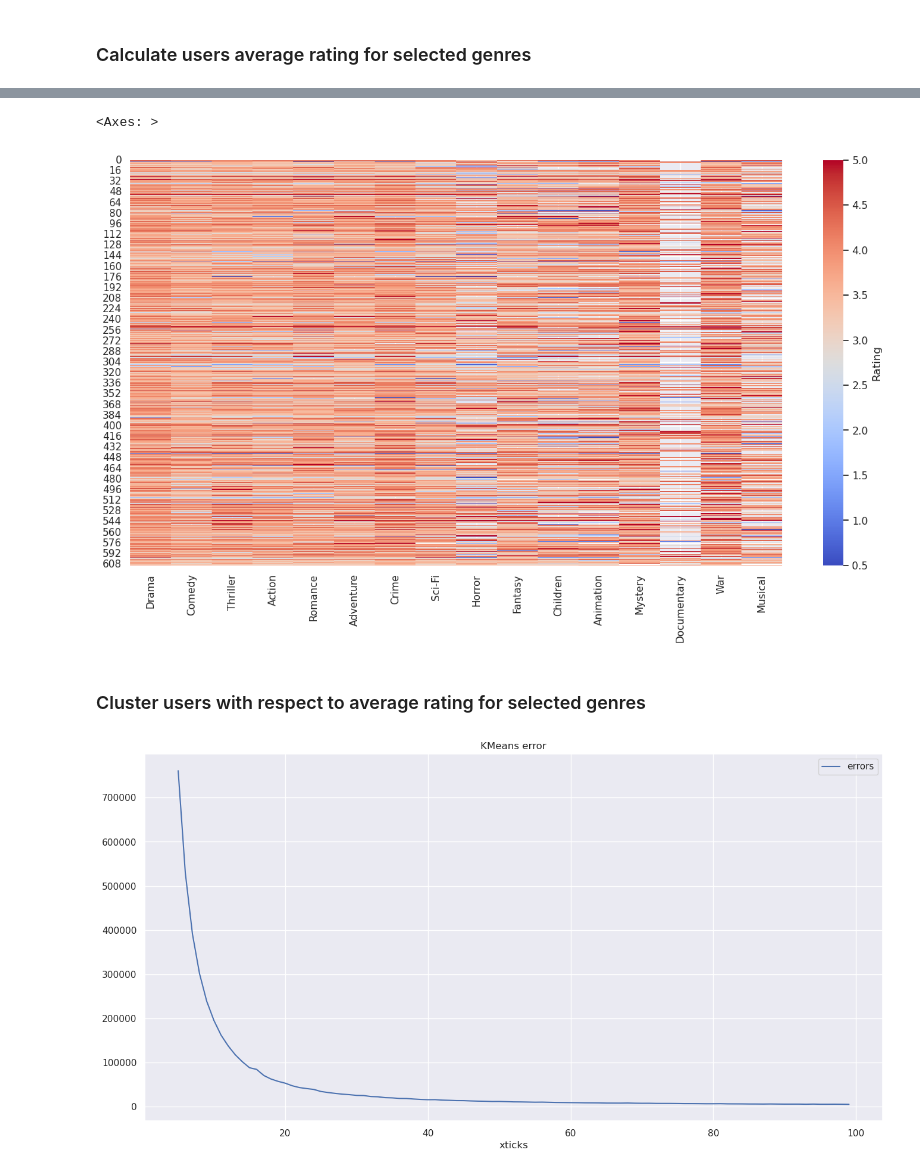
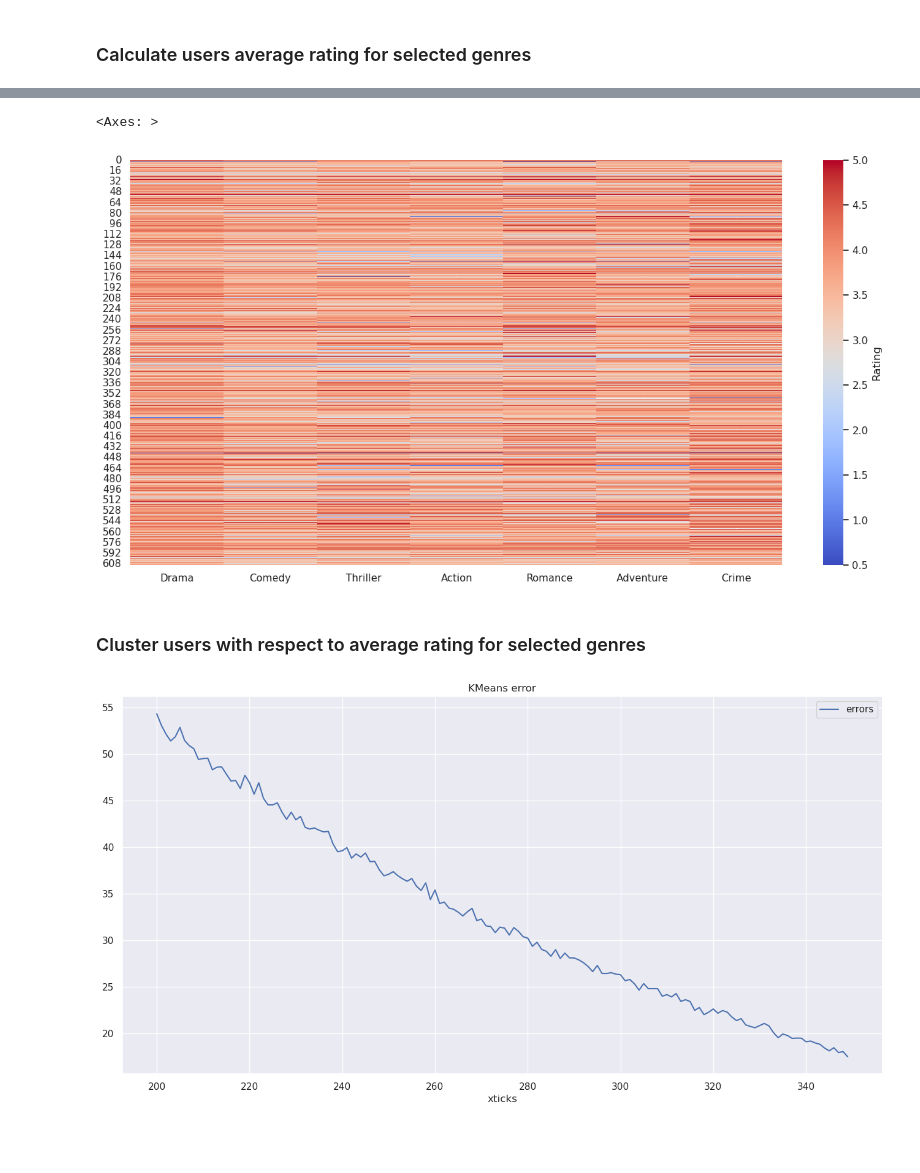
Before and after one commit to Marcin59/Movie_Recommendation_System, a Jupyter notebook: users_clustering.ipynb, the cells around one changed output, grey strips where cells are left out. Cells and saved outputs as stored; diff of their text form; code cells hidden in the pictures; blank space fills up the shorter version.

```diff
--- a/users_clustering.ipynb
+++ b/users_clustering.ipynb
@@ -33,7 +33,7 @@ movies_df
 # %%
 genre_count = movies_df['genres'].explode().value_counts().reset_index()
 genre_count.columns = ['genre', 'count']
-genre_count = genre_count[genre_count["count"] > movies_df.size/100]
+genre_count = genre_count[genre_count["count"] > movies_df.size/25]
 selected_genres = genre_count['genre'].tolist()
 selected_genres
 # %% [output]
@@ -81,7 +66,7 @@ sns.set_theme(rc={'figure.figsize':(16,8)})
 sns.heatmap(users.drop(["userId"], axis=1), cmap='coolwarm', cbar_kws={'label': 'Rating'})
 # %% [output]
 <Axes: >
-[figure, old version]
+[figure, new version]
 # %% [markdown]
 ### Cluster users with respect to average rating for selected genres
 # %%
@@ -91,7 +76,7 @@ users = users.fillna(4)
 # %%
 def getKMeansError(data, k):
     kmeans = KMeans(n_clusters=k)
-    kmeans.fit(data)
+    kmeans.fit(data.drop(["userId"], axis=1))
     return kmeans.inertia_
 # %%
 def plotError(data, start = 10, max_k=10, step = 1):
@@ -102,8 +87,8 @@ def plotError(data, start = 10, max_k=10, step = 1):
     errors_df = pd.DataFrame(np.array([errors, xticks]).T, columns=["errors", "xticks"])
     errors_df.plot(title="KMeans error", x="xticks", y="errors")
 # %%
-plotError(users, start = 5, max_k = 100, step = 1)
+plotError(users, start = 200, max_k = 350, step = 1)
 # %% [output]
-[figure, old version]
+[figure, new version]
 # %%
 kmeans = KMeans(n_clusters=50)
```
Also changed, not shown: parts of 3 cells of this notebook, 2 other files.
